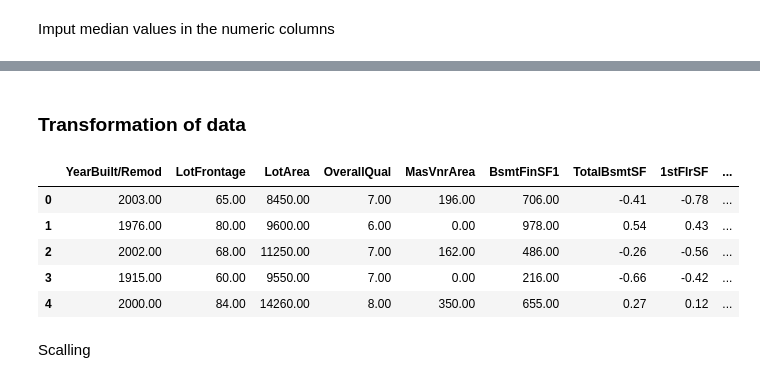
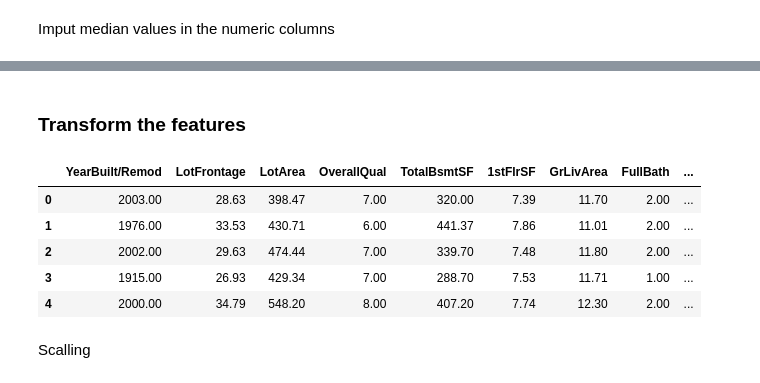
Before and after one commit to VasiliiOptimist/ml_house_prices, a Jupyter notebook: test.ipynb, the cells around one changed output, grey strips where cells are left out. Drawn from its saved outputs; the diff is of its cells as text; code cells hidden in the pictures.

```diff
--- a/test.ipynb
+++ b/test.ipynb
@@ -235,0 +256,4 @@ features.remove("TotRmsAbvGrd")
+# %%
+for_dropping = "2ndFlrSF"
+df.drop([for_dropping], axis=1, inplace=True)
+features.remove(for_dropping)
@@ -235,0 +264,4 @@ features.remove("TotRmsAbvGrd")
+# %%
+for_dropping = "OpenPorchSF"
+df.drop([for_dropping], axis=1, inplace=True)
+features.remove(for_dropping)
@@ -235,0 +274,2 @@ features.remove("TotRmsAbvGrd")
+# %%
+df.loc[df["HalfBath"] == 2, "HalfBath"] = 1
@@ -236,3 +282,10 @@ features.remove("TotRmsAbvGrd")
+# %%
+df.drop(
+    df.loc[(df["LotArea"] > 60000) & (~df["SalePrice"].isnull()), "LotArea"].index,
+    inplace=True,
+)
+
+df.loc[(df["LotArea"] > 23000), "LotArea"] = 23000
 # %% [markdown]
 <a id="2"></a>
 
@@ -266,22 +385,27 @@ df_final = df[features].copy(deep=True)
 for col in features[:-1]:
     imp = SimpleImputer(missing_values=np.nan, strategy="median")
     df_final[[col]] = imp.fit_transform(df_final[[col]])
-# %% [markdown]
-<a> </a>
-
-### Transformation of data
+# %% [markdown]
+### Transform the features
 # %%
-power = preprocessing.PowerTransformer()
-for_tranfrom = ["TotalBsmtSF", "1stFlrSF", "GrLivArea", "GarageArea"]
+power = preprocessing.PowerTransformer(standardize=False)
+for_tranfrom = [
+    "TotalBsmtSF",
+    "1stFlrSF",
+    "GrLivArea",
+    "GarageArea",
+    "LotFrontage",
+    "LotArea",
+]
 df_final[for_tranfrom] = power.fit_transform(df_final[for_tranfrom])
 df_final.head()
 # %% [output]
-|  | YearBuilt/Remod | LotFrontage | LotArea | OverallQual | MasVnrArea | BsmtFinSF1 | TotalBsmtSF | 1stFlrSF | ... |
-| 0 | 2003.00 | 65.00 | 8450.00 | 7.00 | 196.00 | 706.00 | -0.41 | -0.78 | ... |
-| 1 | 1976.00 | 80.00 | 9600.00 | 6.00 | 0.00 | 978.00 | 0.54 | 0.43 | ... |
-| 2 | 2002.00 | 68.00 | 11250.00 | 7.00 | 162.00 | 486.00 | -0.26 | -0.56 | ... |
-| 3 | 1915.00 | 60.00 | 9550.00 | 7.00 | 0.00 | 216.00 | -0.66 | -0.42 | ... |
-| 4 | 2000.00 | 84.00 | 14260.00 | 8.00 | 350.00 | 655.00 | 0.27 | 0.12 | ... |
+|  | YearBuilt/Remod | LotFrontage | LotArea | OverallQual | TotalBsmtSF | 1stFlrSF | GrLivArea | FullBath | ... |
+| 0 | 2003.00 | 28.63 | 398.47 | 7.00 | 320.00 | 7.39 | 11.70 | 2.00 | ... |
+| 1 | 1976.00 | 33.53 | 430.71 | 6.00 | 441.37 | 7.86 | 11.01 | 2.00 | ... |
+| 2 | 2002.00 | 29.63 | 474.44 | 7.00 | 339.70 | 7.48 | 11.80 | 2.00 | ... |
+| 3 | 1915.00 | 26.93 | 429.34 | 7.00 | 288.70 | 7.53 | 11.71 | 1.00 | ... |
+| 4 | 2000.00 | 34.79 | 548.20 | 8.00 | 407.20 | 7.74 | 12.30 | 2.00 | ... |
 # %% [markdown]
 Scalling
 # %%
```
Also changed, not shown: parts of 66 cells of this notebook, 1 other file.
